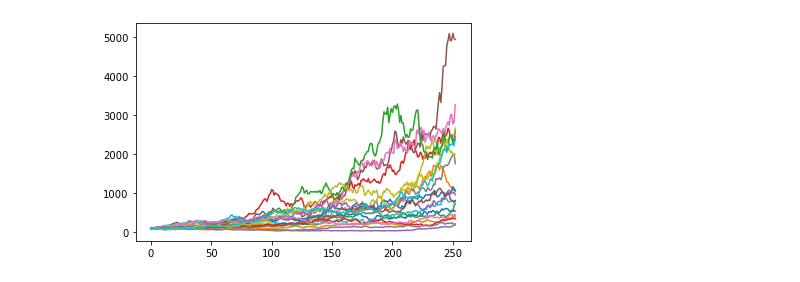
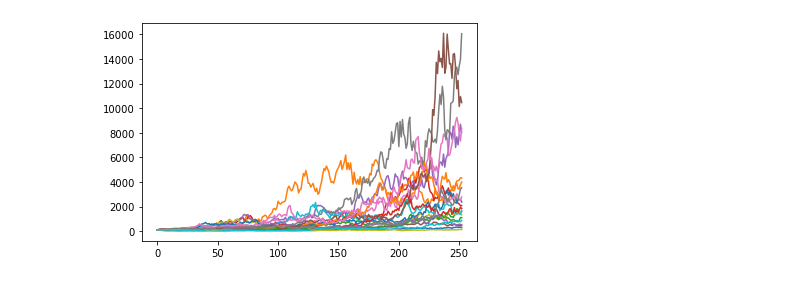
Before and after one commit to imdabun/fin_eng, a Jupyter notebook: simulations.ipynb, the cells around one changed output. Cells and saved outputs as stored; diff of their text form; code cells hidden in the pictures.

```diff
--- a/simulations.ipynb
+++ b/simulations.ipynb
@@ -4,19 +5,29 @@ from sde import *
 import numpy as np
 # %%
 # Euler's Discretization
-mu  = lambda S_t, t: S_t
-v   = lambda S_t, t: .6 * S_t
+params = {
+    "C_mu": Param(.8),
+    "C_v" : Param(1.6),
+}
+
+def f_mu(S_t, t, params=None):
+    return S_t * params["C_mu"].eval()
+
+def f_v(S_t, t, params=None):
+    return S_t * params["C_v"].eval()
+
+mu  = FParam(f_mu, params)
+v   = FParam(f_mu, params)
 S_0 = Param(100)
 T   = 252
 dt  = Param(0.01)
 N   = 20
 
 simulation = EulerSimulation(mu, v, S_0, T, dt, N)
-simulation.run_all()
 # %%
 from matplotlib import pyplot as plt
 
-simulation.run_new(20)
+simulation.run_all()
 for i in range(N):
     plt.plot(simulation.results[:, i])
 plt.show()
@@ -24,0 +36,6 @@ plt.show()
+# %%
+params["C_mu"].val = 1.1
+simulation.run_all()
+for i in range(N):
+    plt.plot(simulation.results[:, i])
+plt.show()
@@ -25,7 +44,13 @@ plt.show()
 # %%
 # Log Euler's Discretization
-mu  = lambda S_t, t: 1
-v   = lambda S_t, t: .6
+def f_mu(S_t, t, params=None):
+    return params["C_mu"].eval()
+
+def f_v(S_t, t, params=None):
+    return params["C_v"].eval()
+
+mu  = FParam(f_mu, params)
+v   = FParam(f_mu, params)
 S_0 = Param(100)
 T   = 252
 dt  = Param(0.01)
@@ -36,9 +61,8 @@ simulation.run_all()
 # %%
 from matplotlib import pyplot as plt
 
-simulation.run_new(20)
 for i in range(N):
     plt.plot(simulation.results[:, i])
 plt.show()
 # %% [output]
-[figure, old version]
+[figure, new version]
```
Also changed, not shown: parts of 3 cells of this notebook, 4 other files.
